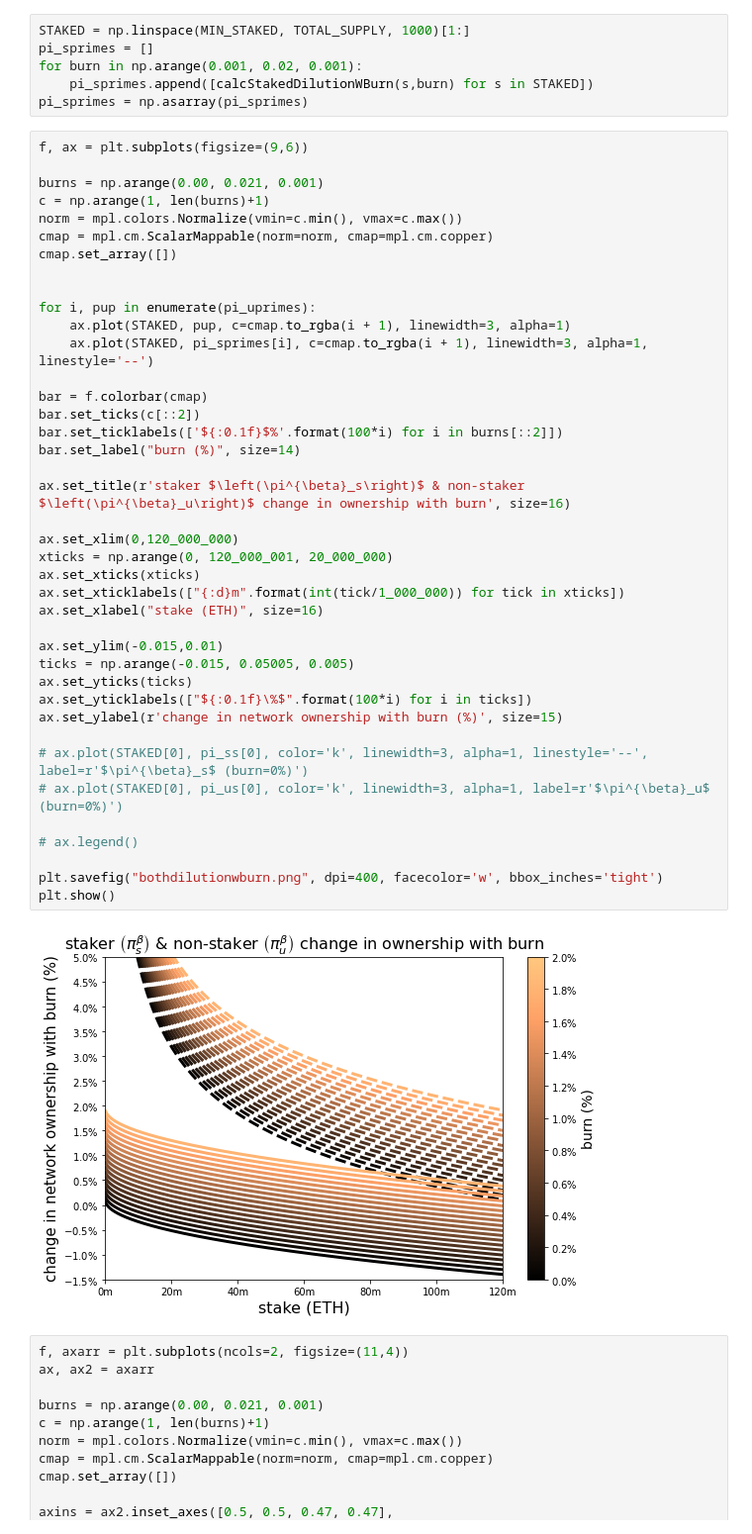
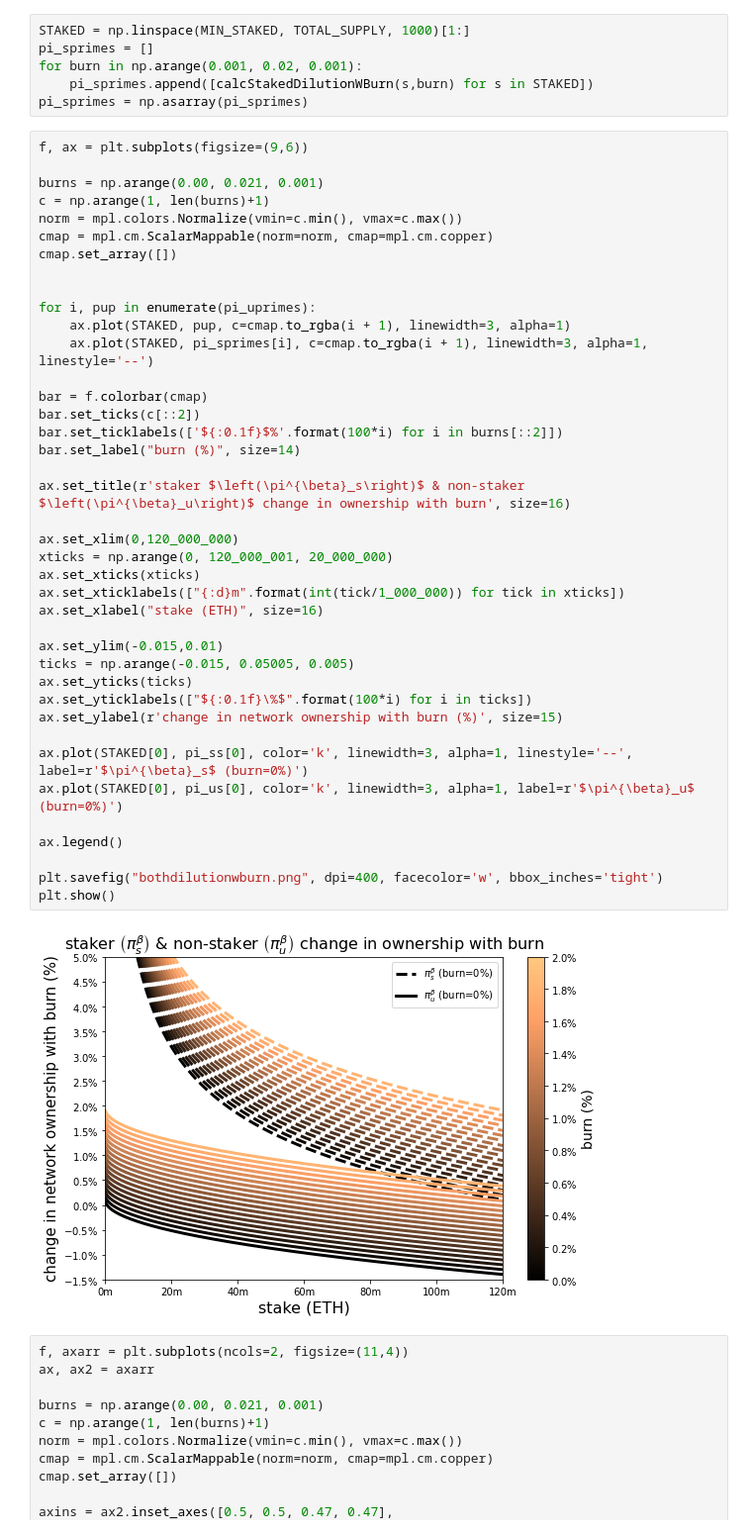
Before and after one commit to michaelneuder/issuance, a Jupyter notebook: tertiary-treatise.ipynb, the cells around one changed output. Shown at 99% size. Saved outputs shown, nothing was run; the diff lists cells and outputs as text.

```diff
--- a/tertiary-treatise.ipynb
+++ b/tertiary-treatise.ipynb
@@ -339,37 +339,37 @@ cmap.set_array([])
 
 
 for i, pup in enumerate(pi_uprimes):
     ax.plot(STAKED, pup, c=cmap.to_rgba(i + 1), linewidth=3, alpha=1)
     ax.plot(STAKED, pi_sprimes[i], c=cmap.to_rgba(i + 1), linewidth=3, alpha=1, linestyle='--')
 
 bar = f.colorbar(cmap)
 bar.set_ticks(c[::2])
 bar.set_ticklabels(['${:0.1f}$%'.format(100*i) for i in burns[::2]])
 bar.set_label("burn (%)", size=14)
 
 ax.set_title(r'staker $\left(\pi^{\beta}_s\right)$ & non-staker $\left(\pi^{\beta}_u\right)$ change in ownership with burn', size=16)
 
 ax.set_xlim(0,120_000_000)
 xticks = np.arange(0, 120_000_001, 20_000_000)
 ax.set_xticks(xticks)
 ax.set_xticklabels(["{:d}m".format(int(tick/1_000_000)) for tick in xticks])
 ax.set_xlabel("stake (ETH)", size=16)
 
 ax.set_ylim(-0.015,0.01)
 ticks = np.arange(-0.015, 0.05005, 0.005)
 ax.set_yticks(ticks)
 ax.set_yticklabels(["${:0.1f}\%$".format(100*i) for i in ticks])
 ax.set_ylabel(r'change in network ownership with burn (%)', size=15)
 
-# ax.plot(STAKED[0], pi_ss[0], color='k', linewidth=3, alpha=1, linestyle='--', label=r'$\pi^{\beta}_s$ (burn=0%)')
-# ax.plot(STAKED[0], pi_us[0], color='k', linewidth=3, alpha=1, label=r'$\pi^{\beta}_u$ (burn=0%)')
+ax.plot(STAKED[0], pi_ss[0], color='k', linewidth=3, alpha=1, linestyle='--', label=r'$\pi^{\beta}_s$ (burn=0%)')
+ax.plot(STAKED[0], pi_us[0], color='k', linewidth=3, alpha=1, label=r'$\pi^{\beta}_u$ (burn=0%)')
 
-# ax.legend()
+ax.legend()
 
 plt.savefig("bothdilutionwburn.png", dpi=400, facecolor='w', bbox_inches='tight')
 plt.show()
 # %% [output]
-[figure, old version]
+[figure, new version]
 # %%
 f, axarr = plt.subplots(ncols=2, figsize=(11,4))
 ax, ax2 = axarr
```
